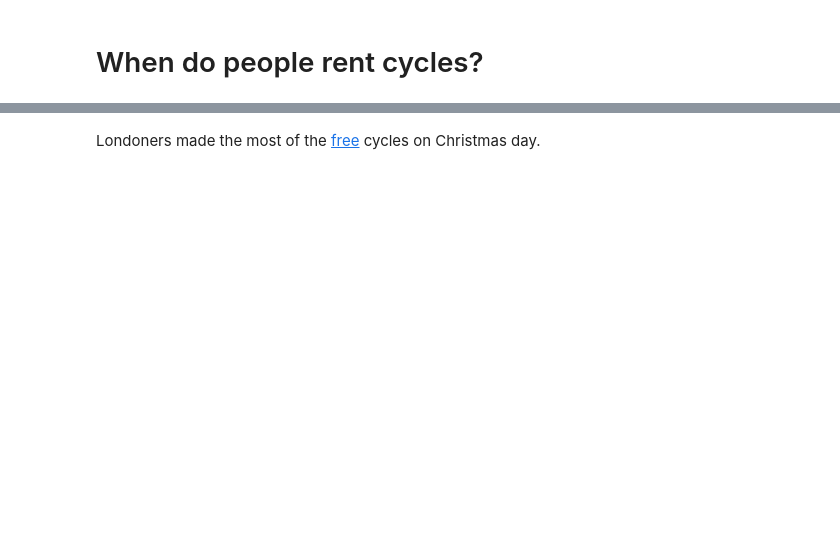
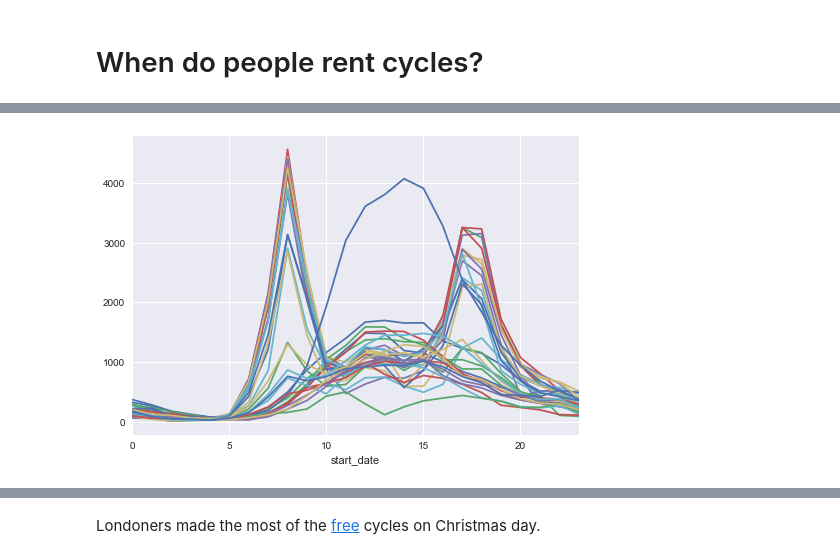
Before and after one commit to fabiangunzinger/london_cycling, a Jupyter notebook: london_cycling.ipynb, the cells around one changed output, grey strips where cells are left out. Drawn from its saved outputs; the diff is of its cells as text; code cells hidden in the pictures; blank space fills up the shorter version.

```diff
--- a/london_cycling.ipynb
+++ b/london_cycling.ipynb
@@ -67,0 +86,11 @@ hod | dow
+# %%
+# Create a pivot table with counts
+pivoted = df.pivot_table('rental_id',
+               index=df['start_date'].dt.hour,
+               columns=df['start_date'].dt.date,
+               aggfunc='count'
+              )
+# %%
+pivoted.plot(legend=None);
+# %% [output]
+[figure, added]
```
Also changed, not shown: parts of 14 cells of this notebook, 2 other files.
